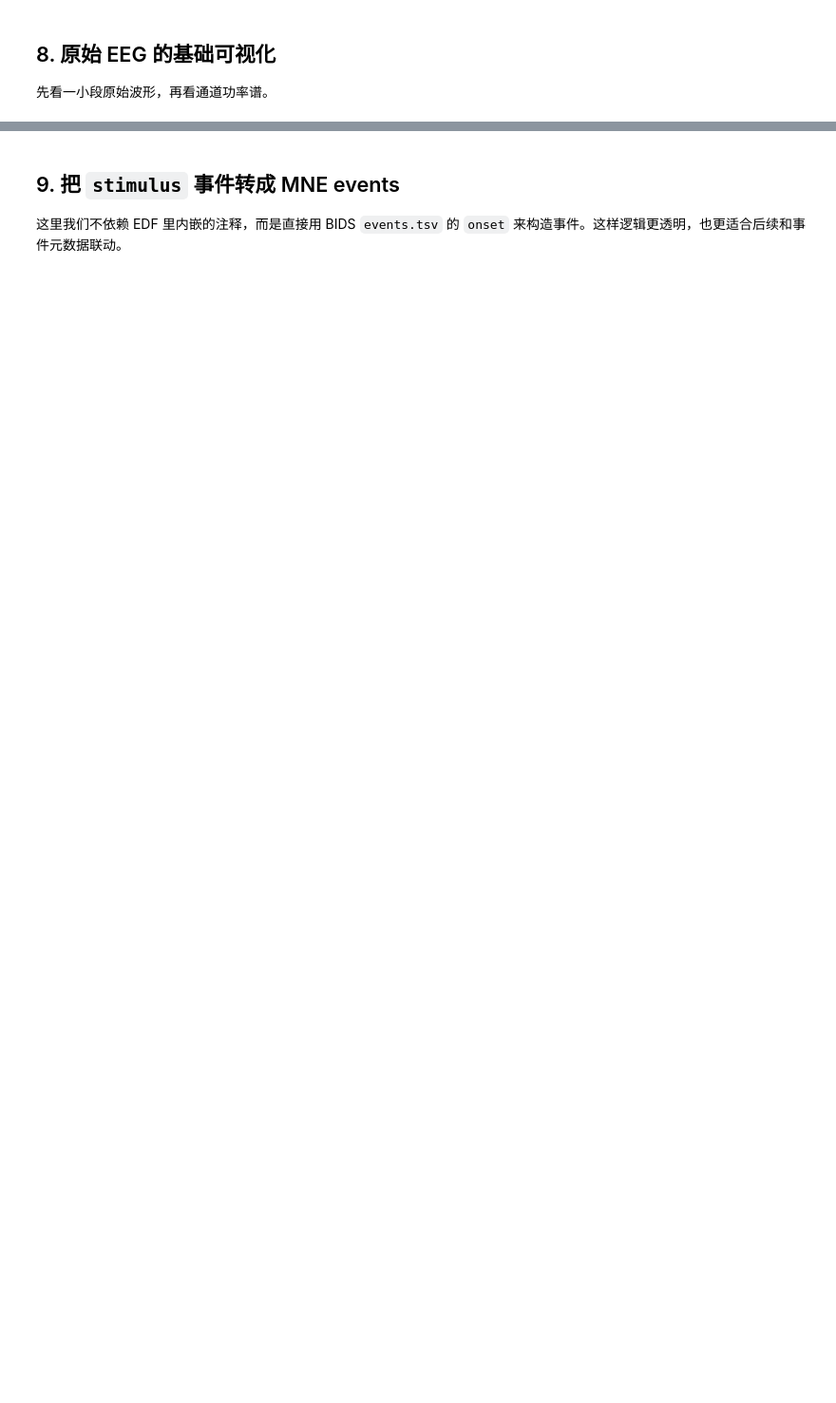
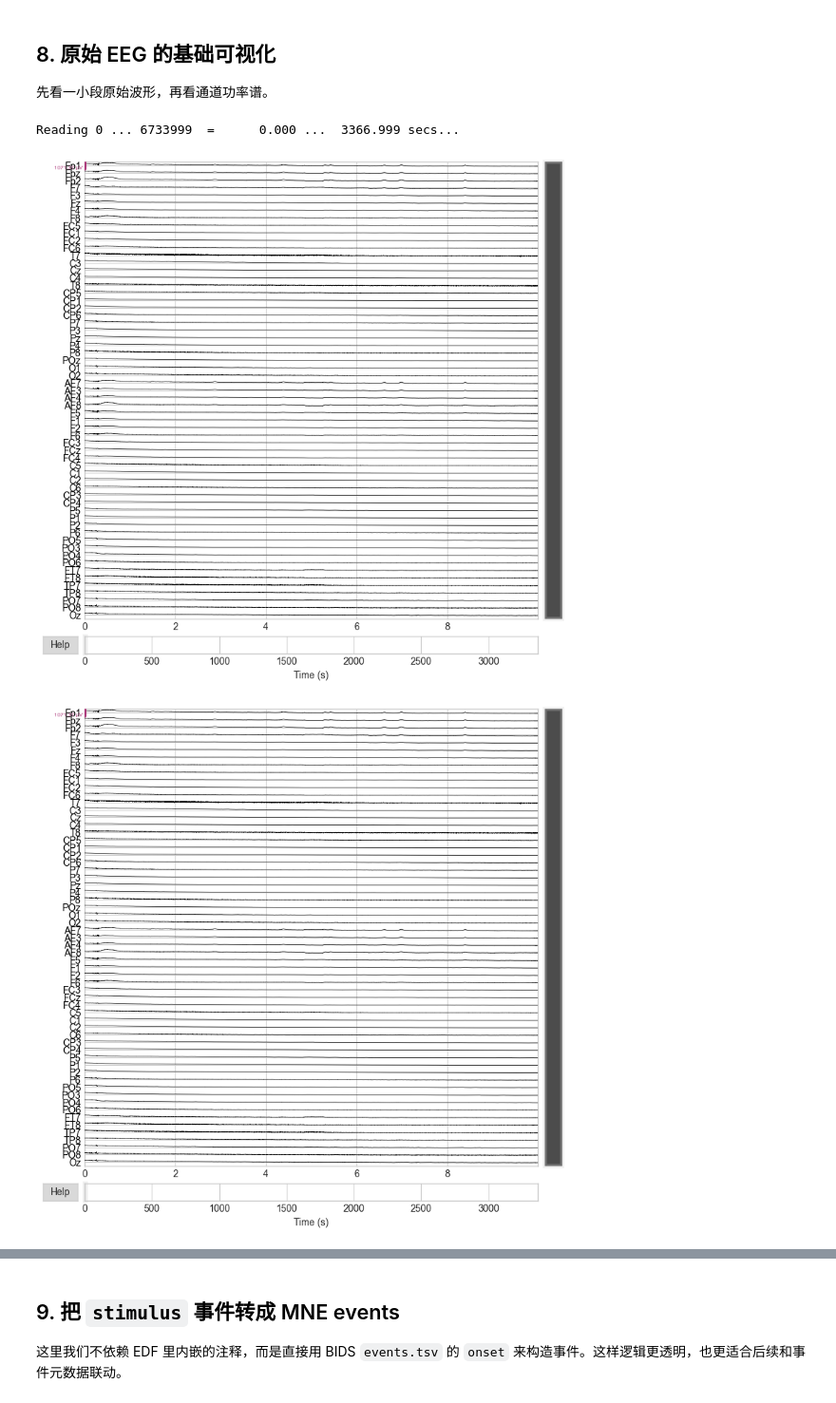
Before and after one commit to samxiexs/eeg-voice, a Jupyter notebook: notebooks/explore_ds006104_step_by_step.ipynb, the cells around one changed output, grey strips where cells are left out. Shown at 95% size. Saved outputs shown, nothing was run; the diff lists cells and outputs as text; code cells hidden in the pictures; blank space fills up the shorter version.

```diff
--- a/notebooks/explore_ds006104_step_by_step.ipynb
+++ b/notebooks/explore_ds006104_step_by_step.ipynb
@@ -31,7 +31,7 @@ pd.set_option("display.max_columns", 50)
 pd.set_option("display.width", 160)
 pd.set_option("display.max_colwidth", 120)
 
-DATASET_ROOT = Path("data/raw/openneuro/ds006104_datalad")
+DATASET_ROOT = Path("/Users/samxie/Research/EEG-Voice/ref_github/speech_decoding/data/raw/openneuro/ds006104_datalad")
 OUTPUT_ROOT = Path("outputs") / "ds006104_notebook_outputs"
 OUTPUT_ROOT.mkdir(parents=True, exist_ok=True)
 
@@ -401,8 +687,12 @@ selected_events_df.head()
 先看一小段原始波形，再看通道功率谱。
 # %%
 raw_preview = raw.copy().load_data().pick("eeg")
-raw_preview.crop(tmin=0, tmax=min(20, raw_preview.times[-1]))
-raw_preview.plot(scalings="auto", n_channels=min(20, raw_preview.info["nchan"]))
+raw_preview.crop(tmin=0, tmax=min(4000, raw_preview.times[-1]))
+raw_preview.plot(scalings="auto", n_channels=min(4000, raw_preview.info["nchan"]))
+# %% [output]
+Reading 0 ... 6733999  =      0.000 ...  3366.999 secs...
+[figure, added]
+[figure, added]
 # %%
 raw_psd = raw.copy().load_data().pick("eeg")
 raw_psd.compute_psd(fmin=0.5, fmax=45.0).plot(average=True)
```
Also changed, not shown: parts of 43 cells of this notebook, 15 other files.
